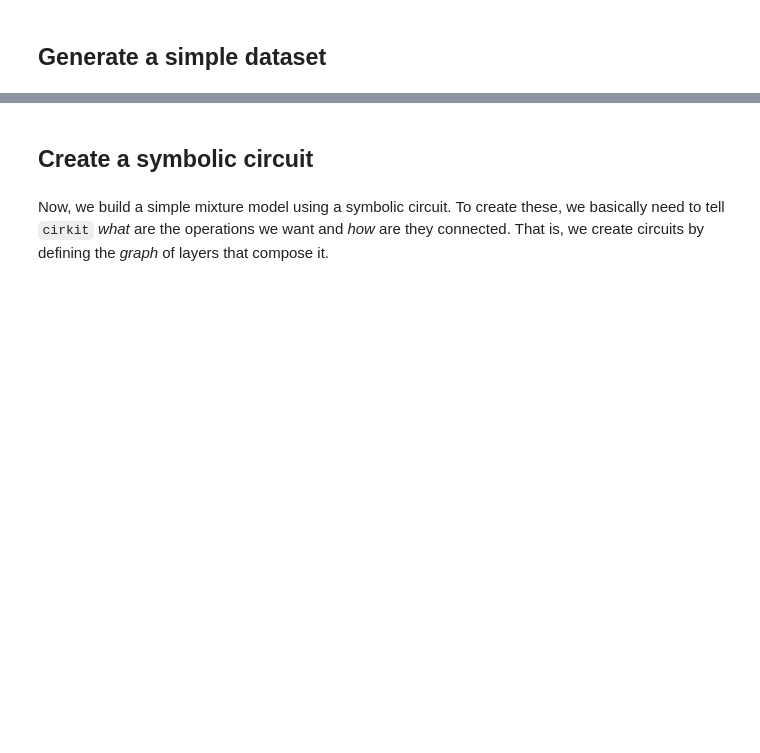
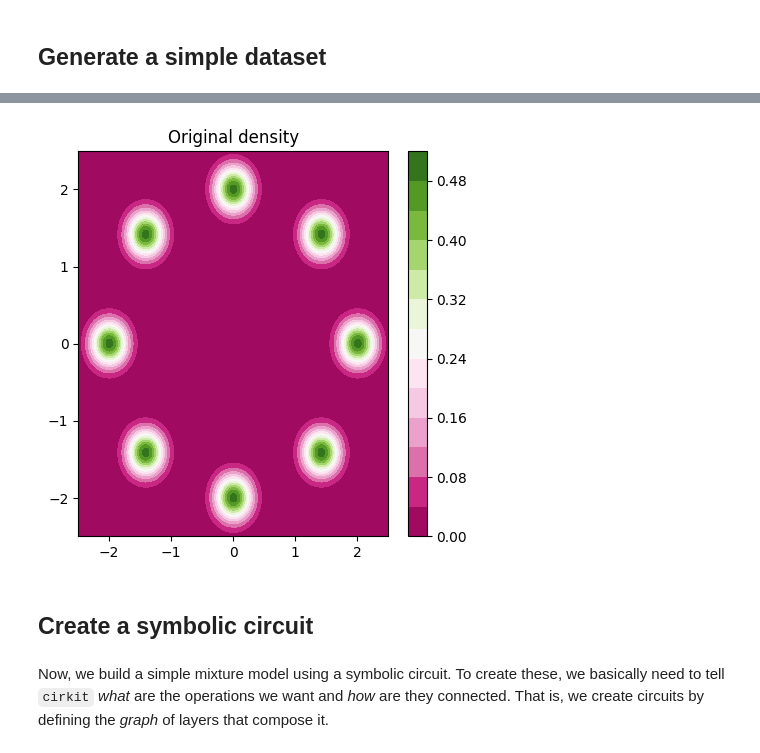
Before and after one commit to april-tools/cirkit, a Jupyter notebook: notebooks/learning-a-gaussian-mixture-model.ipynb, the cells around one changed output, grey strips where cells are left out. Saved outputs shown, nothing was run; the diff lists cells and outputs as text; code cells hidden in the pictures; blank space fills up the shorter version.

```diff
--- a/notebooks/learning-a-gaussian-mixture-model.ipynb
+++ b/notebooks/learning-a-gaussian-mixture-model.ipynb
@@ -34,3 +82,10 @@ plt.show()
+# %%
+def true_density(xy):
+    return gmm.log_prob(xy).exp()
+
+plot_2D(true_density, title='Original density')
+# %% [output]
+[figure, added]
 # %% [markdown]
 ## Create a symbolic circuit
 # %% [markdown]
```
Also changed, not shown: parts of 18 cells of this notebook.
